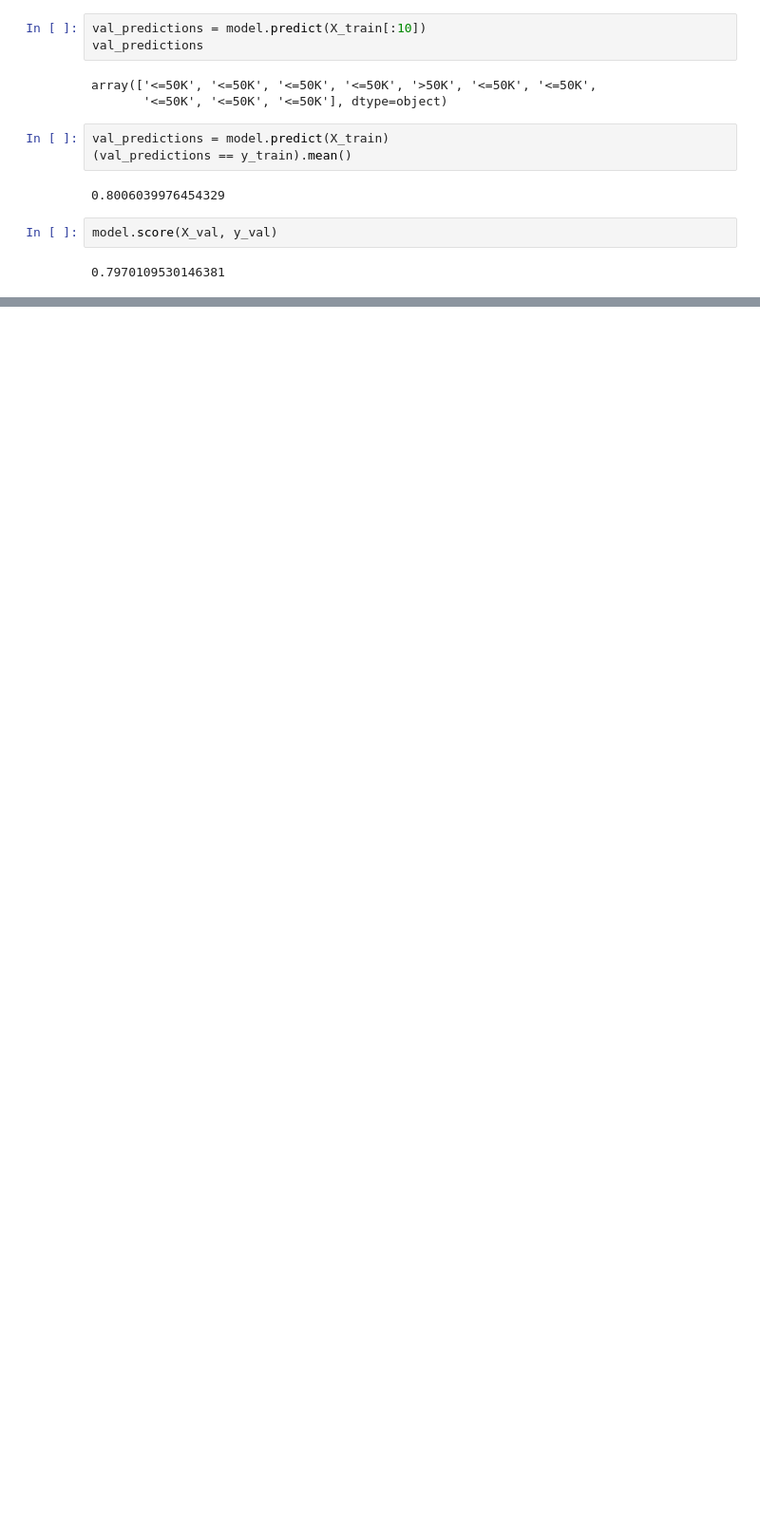
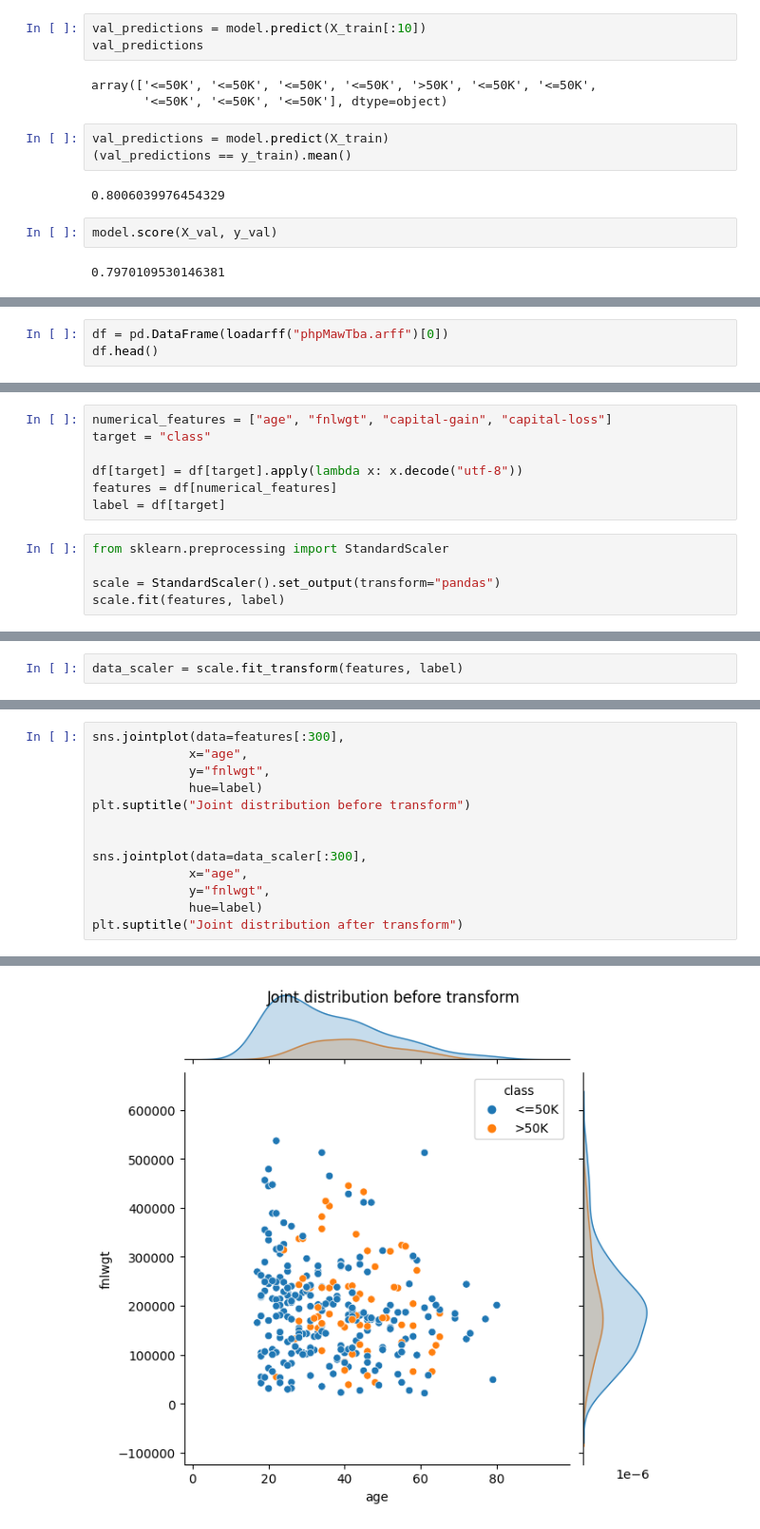
Before and after one commit to nguynlb/DataScience, a Jupyter notebook: Sklearn/FitModel/preprocessing_with_sklearn.ipynb, the cells around one changed output, grey strips where cells are left out. Shown: that part at 95% size. Drawn from its saved outputs; the diff is of its cells as text; blank space fills up the shorter version.

```diff
--- a/Sklearn/FitModel/preprocessing_with_sklearn.ipynb
+++ b/Sklearn/FitModel/preprocessing_with_sklearn.ipynb
@@ -233,0 +240,3 @@ model.score(X_val, y_val)
+# %%
+df = pd.DataFrame(loadarff("phpMawTba.arff")[0])
+df.head()
@@ -233,0 +250,12 @@ model.score(X_val, y_val)
+# %%
+numerical_features = ["age", "fnlwgt", "capital-gain", "capital-loss"]
+target = "class"
+
+df[target] = df[target].apply(lambda x: x.decode("utf-8"))
+features = df[numerical_features]
+label = df[target]
+# %%
+from sklearn.preprocessing import StandardScaler
+
+scale = StandardScaler().set_output(transform="pandas")
+scale.fit(features, label)
@@ -233,0 +264,2 @@ model.score(X_val, y_val)
+# %%
+data_scaler = scale.fit_transform(features, label)
@@ -233,0 +282,14 @@ model.score(X_val, y_val)
+# %%
+sns.jointplot(data=features[:300],
+             x="age",
+             y="fnlwgt",
+             hue=label)
+plt.suptitle("Joint distribution before transform")
+
+
+sns.jointplot(data=data_scaler[:300],
+             x="age",
+             y="fnlwgt",
+             hue=label)
+plt.suptitle("Joint distribution after transform")
+# %% [output]
@@ -233,0 +297 @@ model.score(X_val, y_val)
+[figure, added]
```
Also changed, not shown: parts of 8 cells of this notebook, 1 other file.
